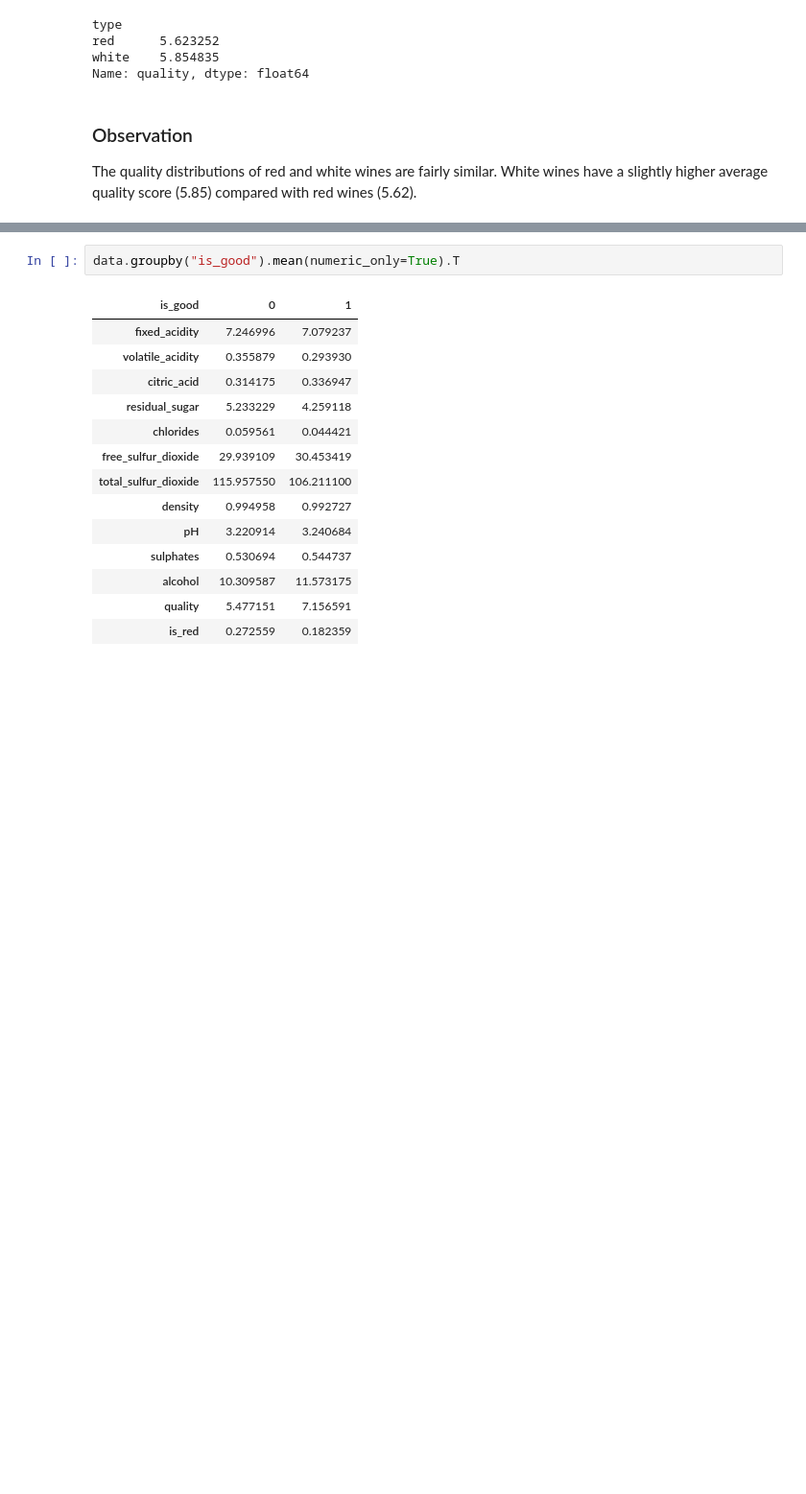
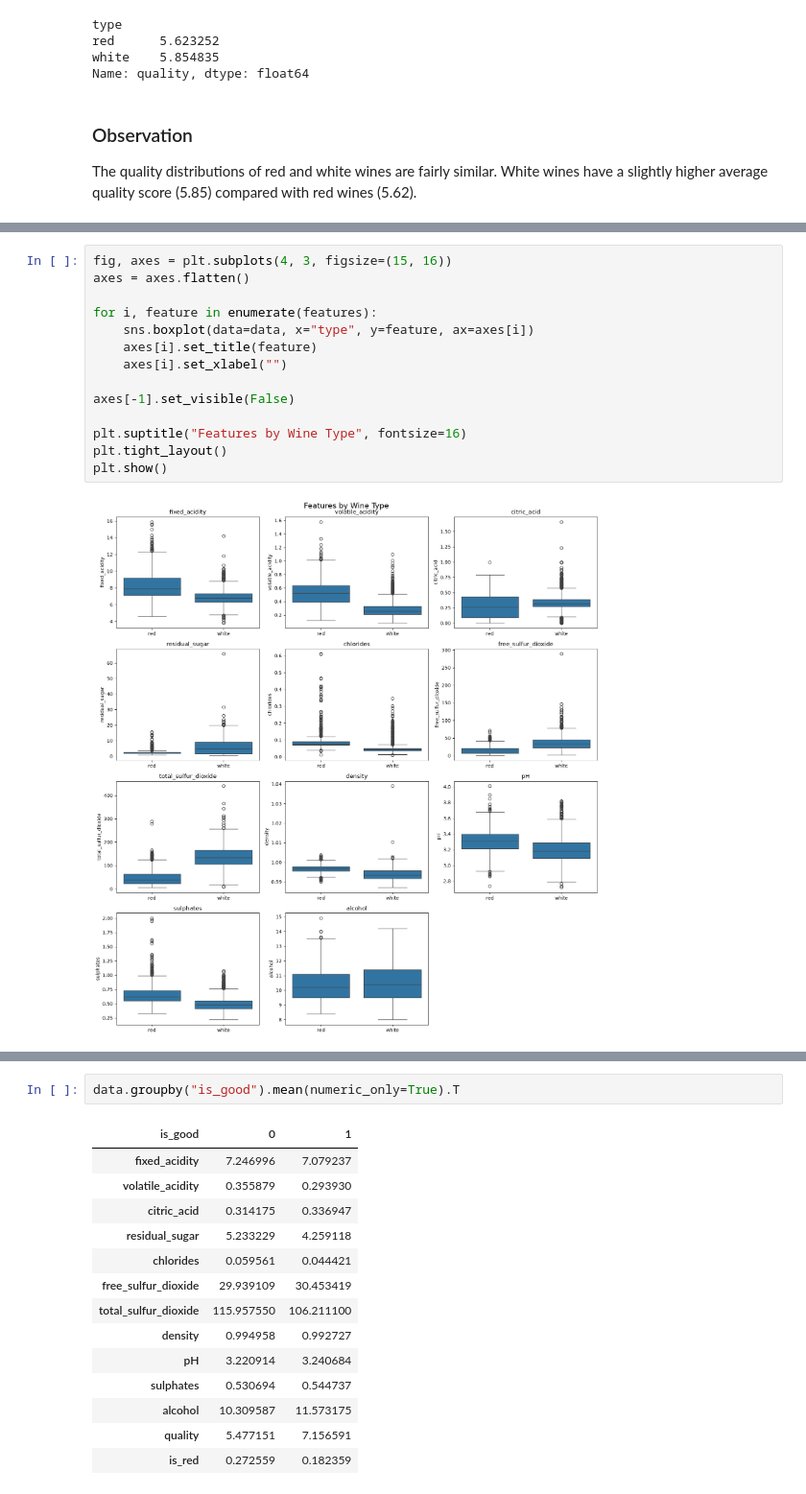
Before and after one commit to renjen/AAI150, a Jupyter notebook: notebooks/02_eda.ipynb, the cells around one changed output, grey strips where cells are left out. Shown at 96% size. Drawn from its saved outputs; the diff is of its cells as text; blank space fills up the shorter version.

```diff
--- a/notebooks/02_eda.ipynb
+++ b/notebooks/02_eda.ipynb
@@ -305,0 +398,16 @@ The quality distributions of red and white wines are fairly similar. White wines
+# %%
+fig, axes = plt.subplots(4, 3, figsize=(15, 16))
+axes = axes.flatten()
+
+for i, feature in enumerate(features):
+    sns.boxplot(data=data, x="type", y=feature, ax=axes[i])
+    axes[i].set_title(feature)
+    axes[i].set_xlabel("")
+
+axes[-1].set_visible(False)
+
+plt.suptitle("Features by Wine Type", fontsize=16)
+plt.tight_layout()
+plt.show()
+# %% [output]
+[figure, added]
```
Also changed, not shown: parts of 26 cells of this notebook, 8 other files.
